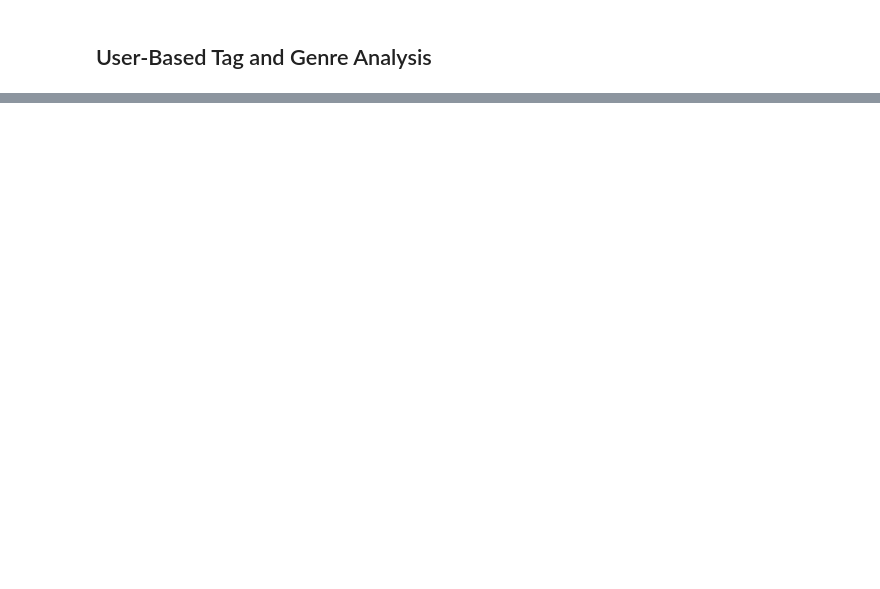
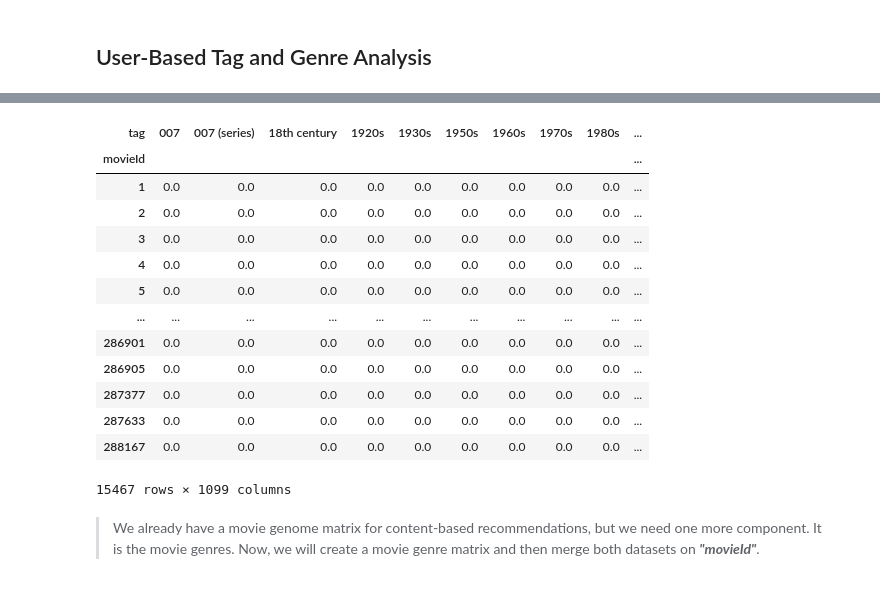
Before and after one commit to fsezgin/jellyfin-movie-recommender, a Jupyter notebook: notebooks/content-based.ipynb, the cells around one changed output, grey strips where cells are left out. Saved outputs shown, nothing was run; the diff lists cells and outputs as text; code cells hidden in the pictures; blank space fills up the shorter version.

```diff
--- a/notebooks/content-based.ipynb
+++ b/notebooks/content-based.ipynb
@@ -197,0 +227,2 @@ Below are the **top 5 (highest relevance)** and **bottom 5 (lowest relevance abo
+# %%
+genome_scores_new = genome_scores_df[genome_scores_df["relevance"] >= RELEVANCE_THRESHOLD]
@@ -197,0 +242,9 @@ Below are the **top 5 (highest relevance)** and **bottom 5 (lowest relevance abo
+# %%
+genome = genome_scores_new.merge(genome_tags_df, on = "tagId")
+
+movie_genome_matrix = genome.pivot_table(
+    index = "movieId",
+    columns = "tag",
+    values = "relevance",
+    fill_value = 0
+)
@@ -197,0 +260,21 @@ Below are the **top 5 (highest relevance)** and **bottom 5 (lowest relevance abo
+# %%
+movie_genome_matrix
+# %% [output]
+| tag | 007 | 007 (series) | 18th century | 1920s | 1930s | 1950s | 1960s | 1970s | 1980s | ... |
+| movieId |  |  |  |  |  |  |  |  |  | ... |
+| 1 | 0.0 | 0.0 | 0.0 | 0.0 | 0.0 | 0.0 | 0.0 | 0.0 | 0.0 | ... |
+| 2 | 0.0 | 0.0 | 0.0 | 0.0 | 0.0 | 0.0 | 0.0 | 0.0 | 0.0 | ... |
+| 3 | 0.0 | 0.0 | 0.0 | 0.0 | 0.0 | 0.0 | 0.0 | 0.0 | 0.0 | ... |
+| 4 | 0.0 | 0.0 | 0.0 | 0.0 | 0.0 | 0.0 | 0.0 | 0.0 | 0.0 | ... |
+| 5 | 0.0 | 0.0 | 0.0 | 0.0 | 0.0 | 0.0 | 0.0 | 0.0 | 0.0 | ... |
+| ... | ... | ... | ... | ... | ... | ... | ... | ... | ... | ... |
+| 286901 | 0.0 | 0.0 | 0.0 | 0.0 | 0.0 | 0.0 | 0.0 | 0.0 | 0.0 | ... |
+| 286905 | 0.0 | 0.0 | 0.0 | 0.0 | 0.0 | 0.0 | 0.0 | 0.0 | 0.0 | ... |
+| 287377 | 0.0 | 0.0 | 0.0 | 0.0 | 0.0 | 0.0 | 0.0 | 0.0 | 0.0 | ... |
+| 287633 | 0.0 | 0.0 | 0.0 | 0.0 | 0.0 | 0.0 | 0.0 | 0.0 | 0.0 | ... |
+| 288167 | 0.0 | 0.0 | 0.0 | 0.0 | 0.0 | 0.0 | 0.0 | 0.0 | 0.0 | ... |
+15467 rows × 1099 columns
+# %% [markdown]
+> We already have a movie genome matrix for content-based recommendations, but we need
+> one more component. It is the movie genres. Now, we will create a movie genre matrix
+> and then merge both datasets on ***"movieId"***.
```
Also changed, not shown: parts of 34 cells of this notebook.
